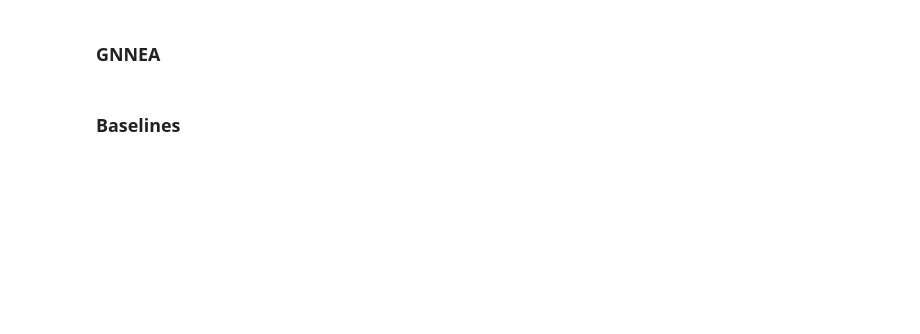
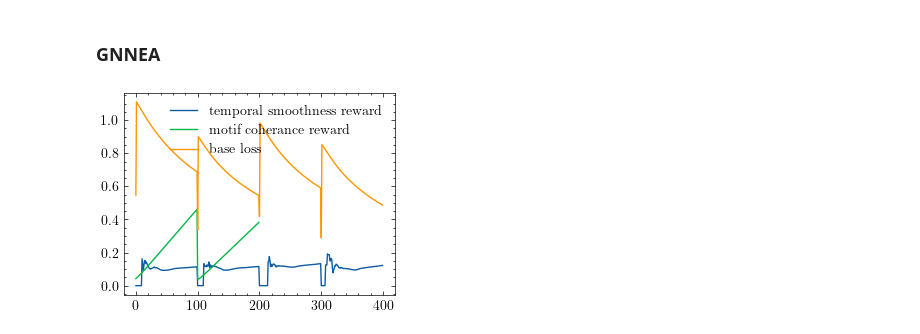
Before and after one commit to ljrn8/COMP4003, a Jupyter notebook: notebooks/xAI/view_metrics.ipynb, the cells around one changed output. Cells and saved outputs as stored; diff of their text form; code cells hidden in the pictures; blank space fills up the shorter version.

```diff
--- a/notebooks/xAI/view_metrics.ipynb
+++ b/notebooks/xAI/view_metrics.ipynb
@@ -45,17 +107,18 @@ def plot_metrics(pickle_filepath):
 # %% [markdown]
 ### GNNEA
 # %%
-metrics = plot_metrics('../interm/gnne_adapted_metrics.pkl')
+with open('../../interm/gnne_adapted_metrics.pkl', 'rb') as f:
+        metrics = pickle.load(f)
 
 with plt.style.context("science"):
-	for m, l in metrics['epoch metrics'] .items():
-		if type(l[0]) is torch.Tensor:
-			plt.plot([ll.detach().numpy() for ll in l])
-		else:
-			plt.plot(l)
+    for m, l in metrics['epoch metrics'].items():
+        if len(l) > 0:
+            if type(l[0]) is torch.Tensor:
+                plt.plot([ll.detach().numpy() for ll in l])
+            else:
+                plt.plot(l)
 
-	plt.legend(metrics['epoch metrics'] .keys())
-	plt.savefig(f'../figures/gnne_adapted/epoch_metrics.png')
-	plt.clf()
+        plt.legend(metrics['epoch metrics'].keys())
+    plt.show()
+# %% [output]
+[figure, added]
-# %% [markdown]
-### Baselines
```
Also changed, not shown: parts of 6 cells of this notebook, 11 other files.
